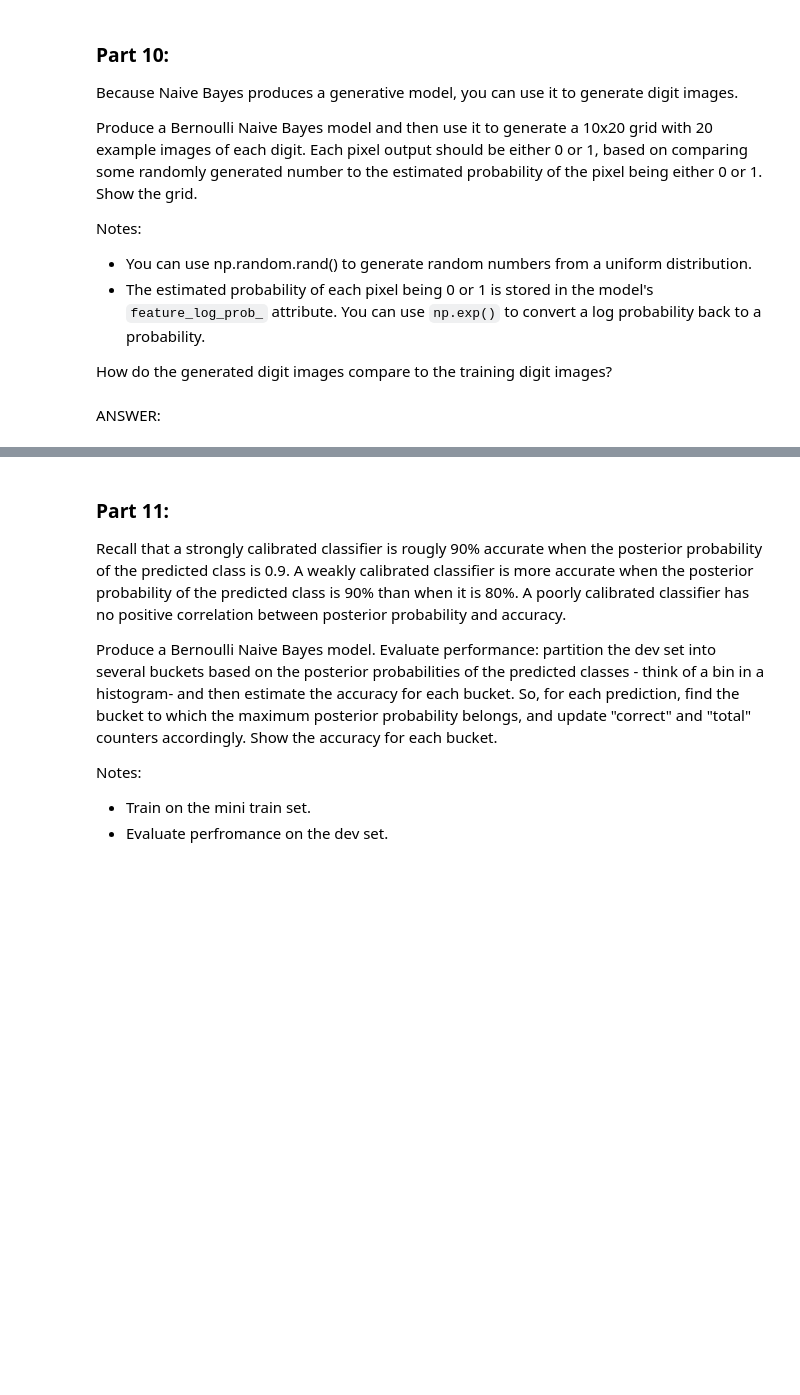
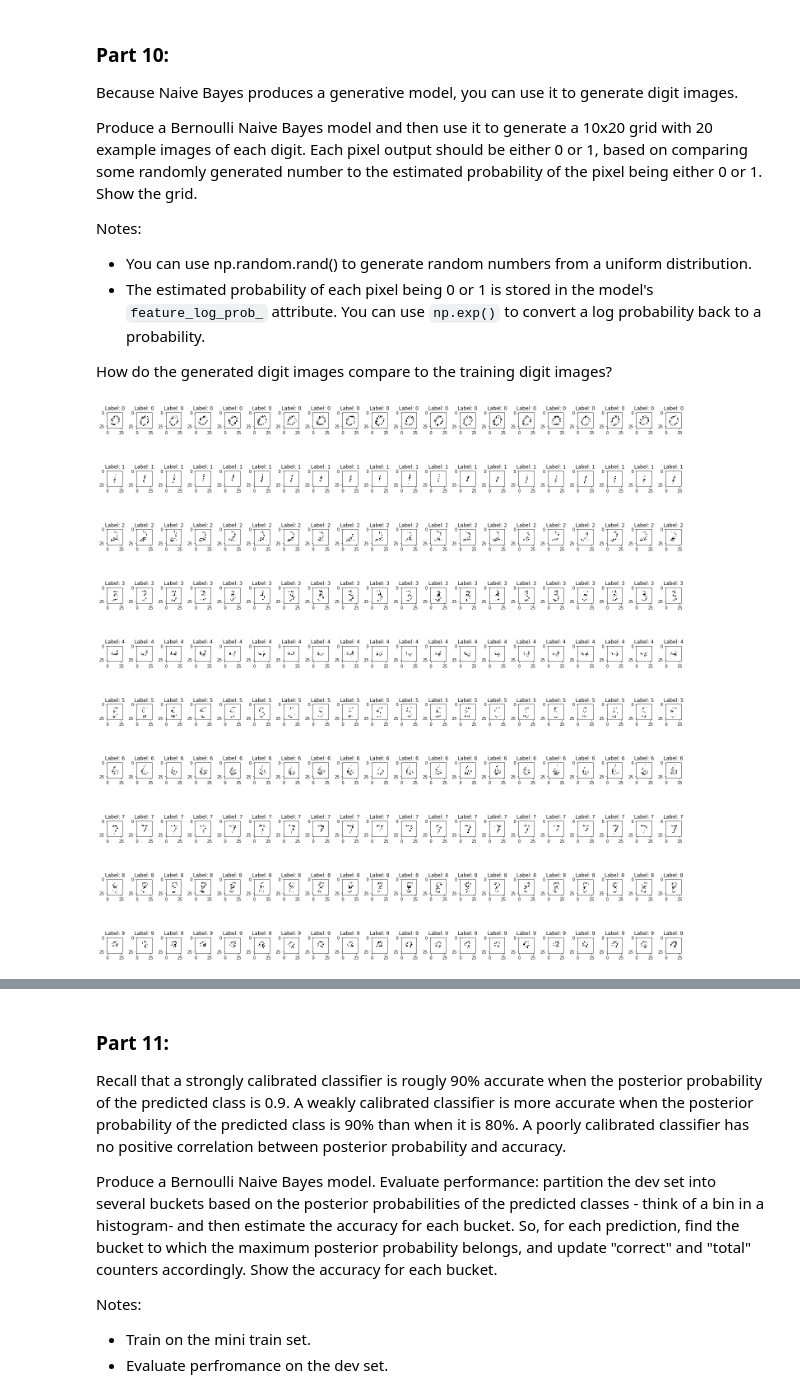
Before and after one commit to GabyML/aml, a Jupyter notebook: projects/gabriela_maylagunes_p1.ipynb, the cells around one changed output, grey strips where cells are left out. Cells and saved outputs as stored; diff of their text form; code cells hidden in the pictures; blank space fills up the shorter version.

```diff
--- a/projects/gabriela_maylagunes_p1.ipynb
+++ b/projects/gabriela_maylagunes_p1.ipynb
@@ -715,2 +701,55 @@ How do the generated digit images compare to the training digit images?
-# %% [markdown]
-ANSWER:
+# %%
+def P10(num_examples):
+
+### STUDENT START ###
+
+    # Define a function to binarize the train data and generate the training set for the Bernoulli Model
+    def manual_binarize(original):
+        binary_image = []
+        for i in range(len(original)):
+            if original[i] > 0.5:
+                binary_image.append(1)
+            else:
+                binary_image.append(0)
+        return binary_image
+
+    binary_train_data = map(manual_binarize, mini_train_data)
+
+    # Generate and train the model
+    bernoulli_model = BernoulliNB()
+    bernoulli_model.fit(binary_train_data, mini_train_labels)
+
+    # Define variables to hold the generated images and labels
+    generated_examples = []
+    generated_labels = []
+
+    # Create a loop to generate the 200 images using random numbers and the model's conditional probabilities
+    for d in range(10):
+        c = 0
+        while(c<20):
+            example = []
+            for i in range(784):
+                value = np.random.rand()*np.exp(bernoulli_model.feature_log_prob_[d][i])
+                if value > 0.4: # N.B the threshold was set to 0.4 so that seeing the digits was easier.
+                                # The smaller the threshold, the more visible the digits.
+                    example.append(1)
+                else:
+                    example.append(0)
+            generated_examples.append(example)
+            generated_labels.append(d)
+            c += 1
+
+    # Visualize the generated images
+    fig, axes = plt.subplots(10, 20, figsize=(20,20))
+    for i in range(200):
+        ax = axes[i//20, i%20]
+        ax.imshow(np.array(generated_examples[i]).reshape(28,28), cmap='gray_r')
+        ax.set_title('Label: {}'.format(generated_labels[i]))
+    plt.tight_layout()
+    plt.show()
+
+### STUDENT END ###
+
+P10(20)
+# %% [output]
+[figure, added]
```
Also changed, not shown: parts of 11 cells of this notebook.
